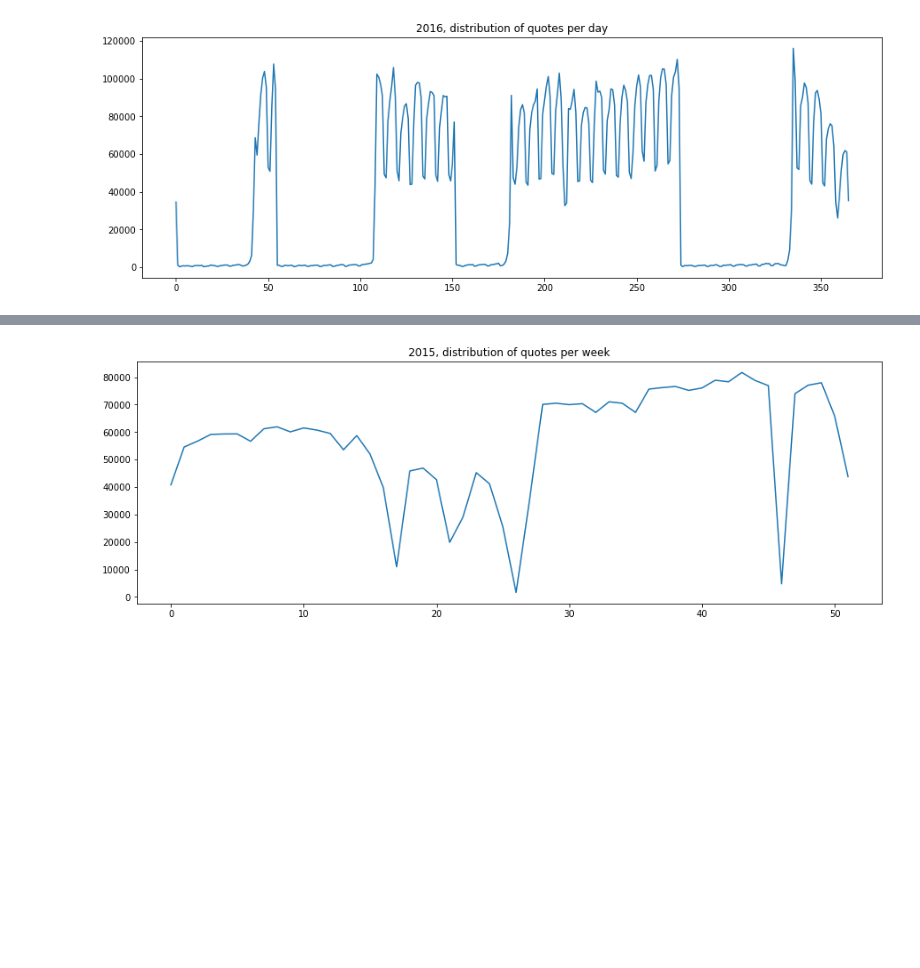
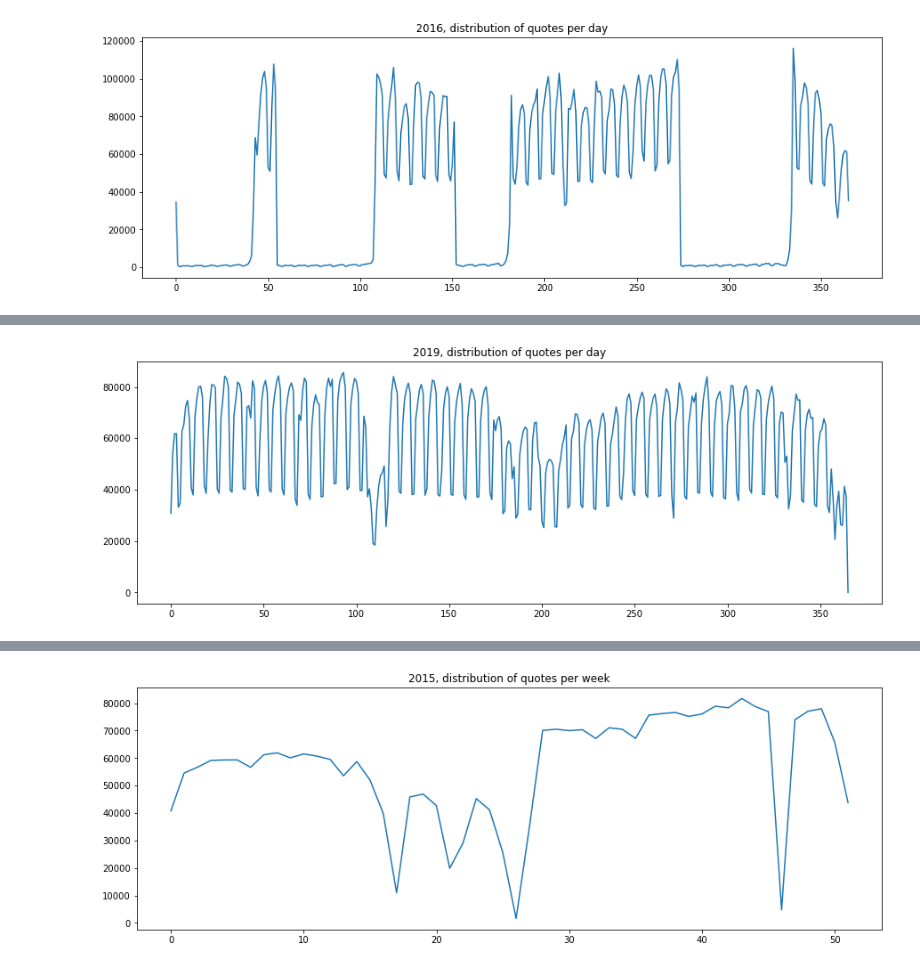
Before and after one commit to epfl-ada/ada-2021-project-abracadabra, a Jupyter notebook: Dictionaries for the years.ipynb, the cells around one changed output, grey strips where cells are left out. Cells and saved outputs as stored; diff of their text form; code cells hidden in the pictures; blank space fills up the shorter version.

```diff
--- a/Dictionaries for the years.ipynb
+++ b/Dictionaries for the years.ipynb
@@ -143,0 +350,4 @@ plot_year('2016', dict_2015_2016, "2016, distribution of quotes per day", legend
+# %%
+plot_year('2019', dict_years, "2019, distribution of quotes per day", legend = False)
+# %% [output]
+[figure, added]
```
Also changed, not shown: parts of 6 cells of this notebook.
